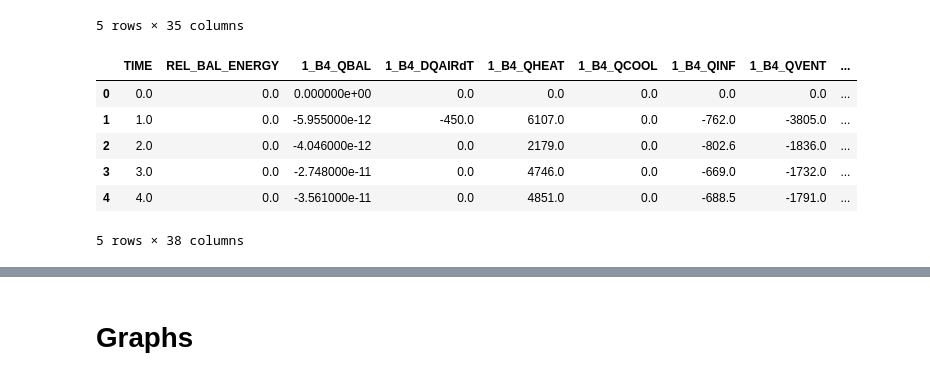
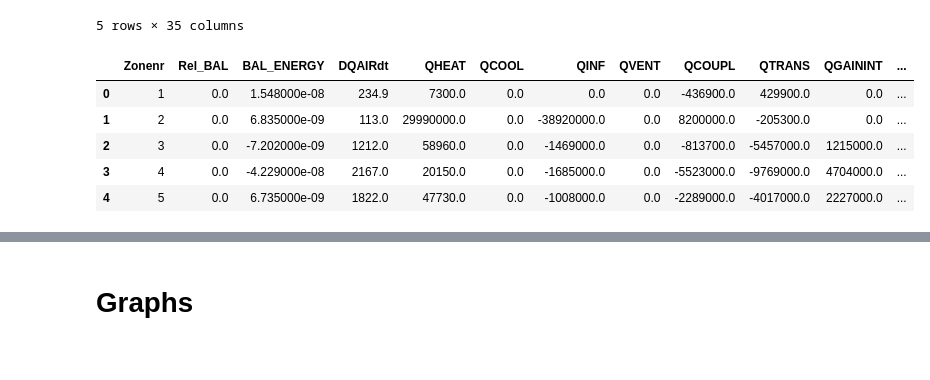
Before and after one commit to EURAC-EEBgroup/CULTURAL-E-Data-Visualization-Library, a Jupyter notebook: notebooks/1.0-report.ipynb, the cells around one changed output, grey strips where cells are left out. Drawn from its saved outputs; the diff is of its cells as text; code cells hidden in the pictures.

Commit message:
Mock more graphs and correct data cleanup

```diff
--- a/notebooks/1.0-report.ipynb
+++ b/notebooks/1.0-report.ipynb
@@ -28,13 +25,12 @@ weather.head()
 # %%
 import pandas as pd
 
-energy_balance = pd.read_csv('../data/processed/energy.csv')
-energy_balance.head()
+summary = pd.read_csv('../data/processed/summary.csv')
+summary.head()
 # %% [output]
-|  | TIME | REL_BAL_ENERGY | 1_B4_QBAL | 1_B4_DQAIRdT | 1_B4_QHEAT | 1_B4_QCOOL | 1_B4_QINF | 1_B4_QVENT | ... |
-| 0 | 0.0 | 0.0 | 0.000000e+00 | 0.0 | 0.0 | 0.0 | 0.0 | 0.0 | ... |
-| 1 | 1.0 | 0.0 | -5.955000e-12 | -450.0 | 6107.0 | 0.0 | -762.0 | -3805.0 | ... |
-| 2 | 2.0 | 0.0 | -4.046000e-12 | 0.0 | 2179.0 | 0.0 | -802.6 | -1836.0 | ... |
-| 3 | 3.0 | 0.0 | -2.748000e-11 | 0.0 | 4746.0 | 0.0 | -669.0 | -1732.0 | ... |
-| 4 | 4.0 | 0.0 | -3.561000e-11 | 0.0 | 4851.0 | 0.0 | -688.5 | -1791.0 | ... |
+|  | Zonenr | Rel_BAL | BAL_ENERGY | DQAIRdt | QHEAT | QCOOL | QINF | QVENT | QCOUPL | QTRANS | QGAININT | ... |
+| 0 | 1 | 0.0 | 1.548000e-08 | 234.9 | 7300.0 | 0.0 | 0.0 | 0.0 | -436900.0 | 429900.0 | 0.0 | ... |
+| 1 | 2 | 0.0 | 6.835000e-09 | 113.0 | 29990000.0 | 0.0 | -38920000.0 | 0.0 | 8200000.0 | -205300.0 | 0.0 | ... |
+| 2 | 3 | 0.0 | -7.202000e-09 | 1212.0 | 58960.0 | 0.0 | -1469000.0 | 0.0 | -813700.0 | -5457000.0 | 1215000.0 | ... |
+| 3 | 4 | 0.0 | -4.229000e-08 | 2167.0 | 20150.0 | 0.0 | -1685000.0 | 0.0 | -5523000.0 | -9769000.0 | 4704000.0 | ... |
+| 4 | 5 | 0.0 | 6.735000e-09 | 1822.0 | 47730.0 | 0.0 | -1008000.0 | 0.0 | -2289000.0 | -4017000.0 | 2227000.0 | ... |
-5 rows × 38 columns
```
Also changed, not shown: parts of 10 cells of this notebook, 16 other files.
